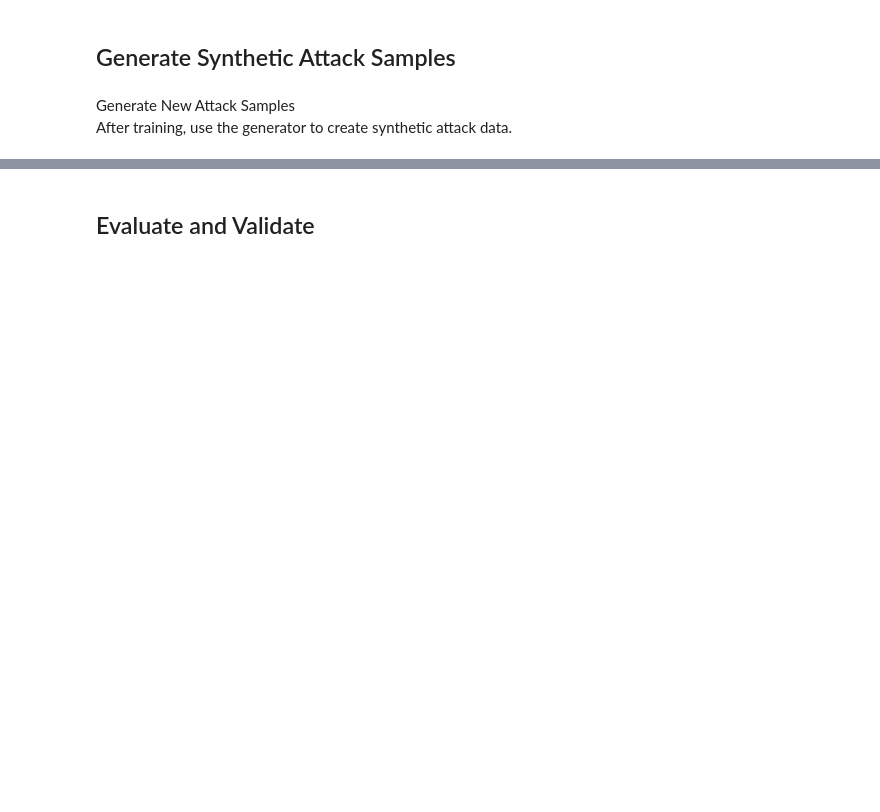
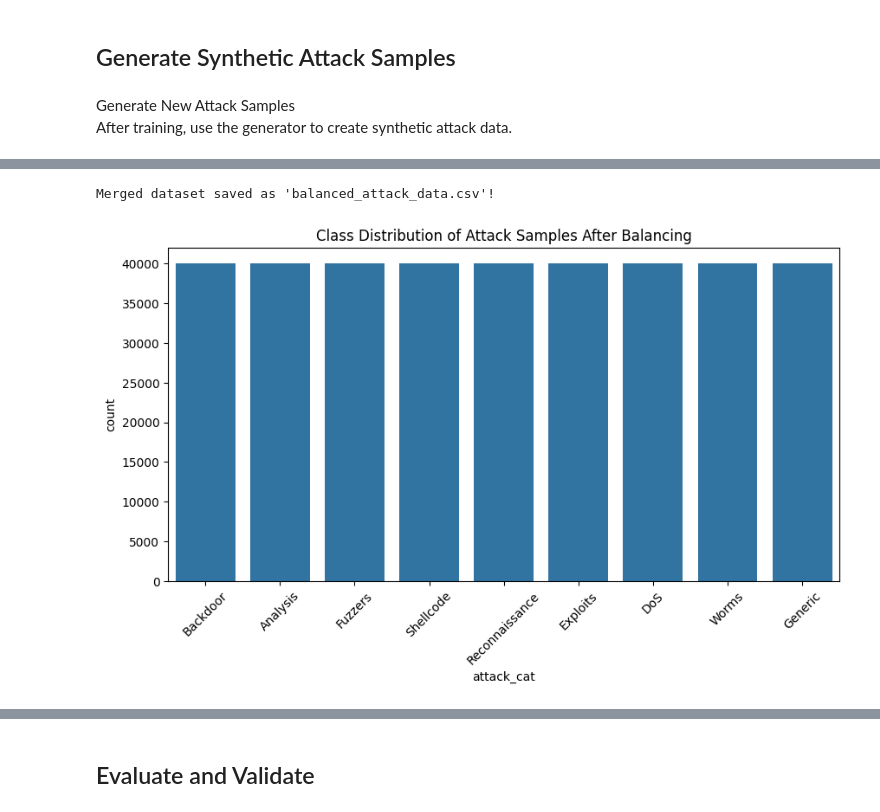
Before and after one commit to rajasa13/SimpleGAN, a Jupyter notebook: simpleGAN.ipynb, the cells around one changed output, grey strips where cells are left out. Drawn from its saved outputs; the diff is of its cells as text; code cells hidden in the pictures; blank space fills up the shorter version.

Commit message:
update training code and generating synthetic samples code

```diff
--- a/simpleGAN.ipynb
+++ b/simpleGAN.ipynb
@@ -166,9 +245,13 @@ torch.manual_seed(42)
 input_dim = 100 # Random noise size
 output_dim = len(numerical_cols) # Number of features in dataset
 
+# Set device to GPU if available, otherwise fallback to CPU
+device = torch.device("cuda" if torch.cuda.is_available() else "cpu")
+print(f"Using device: {device}")
+
 # Initialize models
-generator = Generator(input_dim, output_dim)
-discriminator = Discriminator(output_dim)
+generator = Generator(input_dim, output_dim).to(device)
+discriminator = Discriminator(output_dim).to(device)
 
 # Optimizers & Loss Functions
 lr = 0.0002 # Learning rate
@@ -272,17 +368,17 @@ majority_class_size = df_train_attack['attack_cat'].value_counts().max()
 # Loop through each minority attack class and generate synthetic samples
 synthetic_dataframes = []
 
-for attack_class in minority_classes:
+for attack_class in classes_to_train:
     print(f"Generating synthetic samples for {attack_class}...")
 
     # Extract only samples of this attack class
     real_data_class = df_train_attack[df_train_attack['attack_cat'] == attack_class][numerical_cols].values
-    real_data_class = torch.tensor(real_data_class, dtype=torch.float32)
+    real_data_class = torch.tensor(real_data_class, dtype=torch.float32).to(device)
 
     # Generate synthetic samples after training the GAN
     num_samples_needed = majority_class_size - len(real_data_class) # Calculate number of synthetic samples needed
-    noise = torch.randn(num_samples_needed, input_dim)
-    synthetic_samples = generator(noise).detach().numpy()
+    noise = torch.randn(num_samples_needed, input_dim, device=device)
+    synthetic_samples = generator(noise).detach().cpu().numpy()
 
     # Convert back to original scale
     synthetic_samples = scaler.inverse_transform(synthetic_samples)
@@ -302,0 +409,17 @@ print("Synthetic attack samples for all minority classes saved!")
+# %%
+# Merge synthetic samples with the original dataset
+df_final = pd.concat([df_train_attack, final_synthetic_df], ignore_index=True)
+
+# Save the merged dataset to a new CSV file
+df_final.to_csv('balanced_attack_data.csv', index=False)
+print("Merged dataset saved as 'balanced_attack_data.csv'!")
+# %% [output]
+Merged dataset saved as 'balanced_attack_data.csv'!
+# %%
+plt.figure(figsize=(10, 5))
+sns.countplot(x=df_final['attack_cat'], order=df_final['attack_cat'].value_counts().index)
+plt.xticks(rotation=45)
+plt.title('Class Distribution of Attack Samples After Balancing')
+plt.show()
+# %% [output]
+[figure, added]
```
Also changed, not shown: parts of 12 cells of this notebook.
